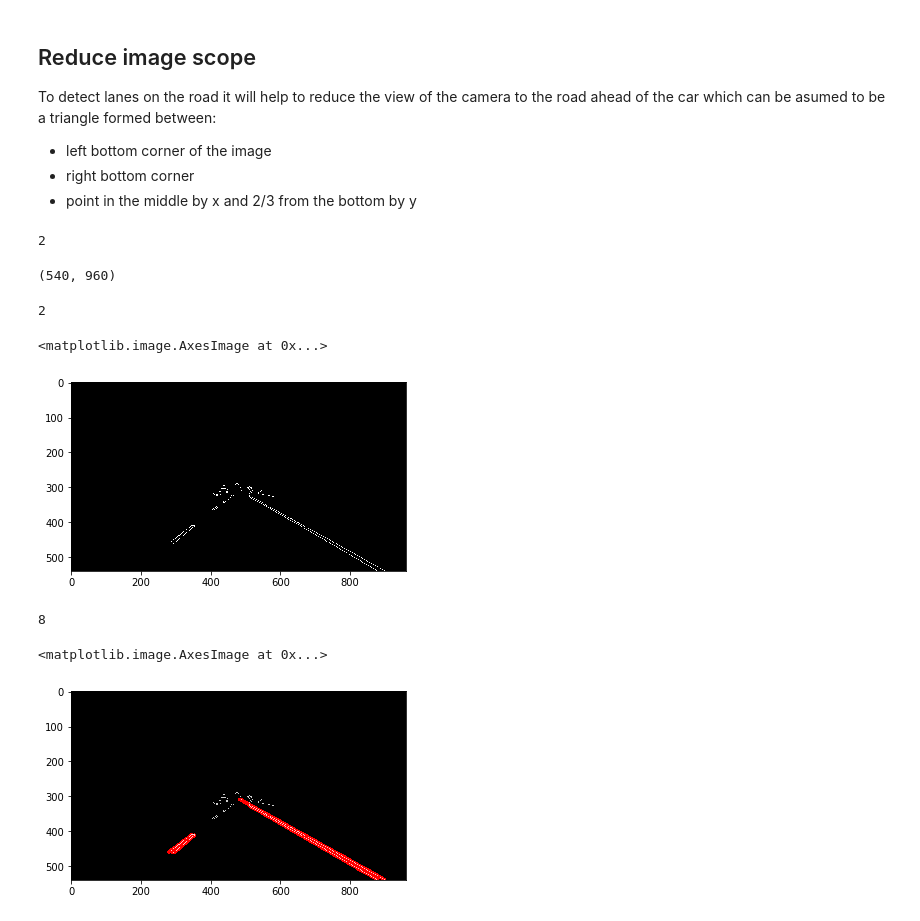
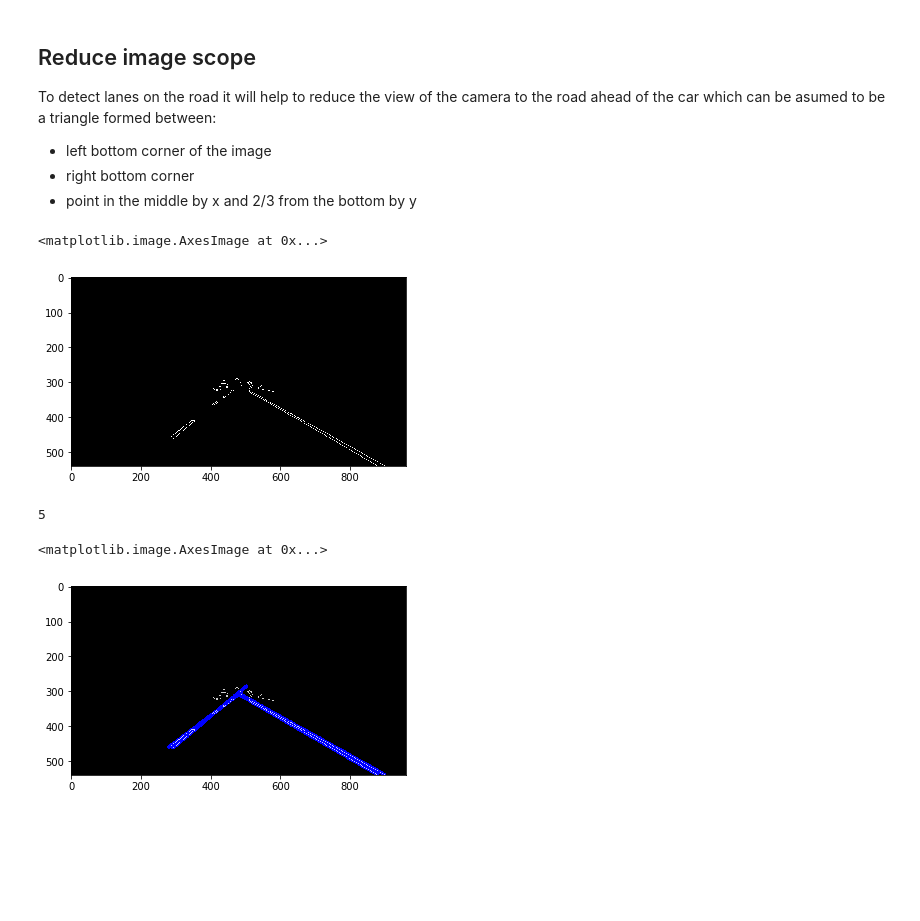
Before and after one commit to byapparov/CarND-LaneLines-P1, a Jupyter notebook: identify_lanes.ipynb, the cells around one changed output. Cells and saved outputs as stored; diff of their text form; code cells hidden in the pictures; blank space fills up the shorter version.

Commit message:
Updated params of HoughLinesP to make sure that broken line is detected

```diff
--- a/identify_lanes.ipynb
+++ b/identify_lanes.ipynb
@@ -66,21 +61,12 @@ to be a triangle formed between:
  - left bottom corner of the image
  - right bottom corner
  - point in the middle by x and 2/3 from the bottom by y
-# %%
-print(len(img_gradient.shape))
-# %% [output]
-2
-# %%
-print(img_gradient.shape)
-# %% [output]
-(540, 960)
 # %%
-def lane_view_pixel(y, x, h, w):
+def lane_view_pixel(y, x, h, w, y_cut):
     ### Evaluates whether pixel is in the area of the image where lines are expected ###
+    # y_cut is level of the top corner of visibility triangle
 
     x_mid = int(w / 2)
-    y_cut = int(1 / 2 * h)
-
 
     if x <= x_mid:
         # y_cut = h + m * x_mid
@@ -100,62 +86,63 @@ def lane_view_pixel(y, x, h, w):
 
 
 def limit_view(image):
+    assert (len(image.shape) == 2), "Only grey scale images are supported"
     img = image.copy()
     height, width = img.shape
     black = 0
 
+    y_cut = int(1 / 2 * height)
+
     for x in range(0, width):
         for y in range(0, height):
-            if not lane_view_pixel(y, x, height, width):
+            if not lane_view_pixel(y, x, height, width, y_cut):
                 img[y, x] = black
 
     return img
 
 
-print(len(img_gradient.shape))
+
 img_limited_view = limit_view(img_gradient)
 
-
 plt.imshow(img_limited_view, cmap='Greys_r')
 # %% [output]
-2
+<matplotlib.image.AxesImage at 0x...>
-<matplotlib.image.AxesImage at 0x...>
 [figure]
 # %%
 # Define the Hough transform parameters
 # Make a blank the same size as our image to draw on
 rho = 1
 theta = np.pi / 180
-threshold = 35
-min_line_length = 50
-max_line_gap = 10
+threshold = 70
+min_line_length = 200
+max_line_gap = 100
 
 line_image = np.copy(img_limited_view) * 0 #creating a blank to draw lines on
 
 # Run Hough on edge detected image
 # OpenCV contains explanation of theory and parameters for HoughLinesP
 # https://opencv-python-tutroals.readthedocs.io/en/latest/py_tutorials/py_imgproc/py_houghlines/py_houghlines.html
 lines = cv2.HoughLinesP(
     img_limited_view, rho, theta, threshold, np.array([]),
                             min_line_length, max_line_gap)
 
 print(len(lines))
 # Iterate over the output "lines" and draw lines on the blank
 for line in lines:
     for x1, y1, x2, y2 in line:
-        cv2.line(line_image, (x1, y1), (x2, y2), (255, 0, 0), 10)
+        cv2.line(line_image, (x1, y1), (x2, y2), 255, 10)
 
 plt.imshow(line_image)
 
 # Create a "color" binary image to combine with line image
 color_edges = np.dstack((img_limited_view, img_limited_view, img_limited_view))
 
 plt.imshow(color_edges)
-line_image = cv2.merge((line_image, np.copy(line_image) * 0, np.copy(line_image) * 0))
+line_image = cv2.merge((np.copy(img_limited_view) * 0, np.copy(img_limited_view) * 0, line_image))
 # Draw the lines on the edge image
 combo = cv2.addWeighted(color_edges, 0.8, line_image, 1, 0)
 plt.imshow(combo)
 # %% [output]
-8
+5
 <matplotlib.image.AxesImage at 0x...>
-[figure, old version]
+[figure, new version]
```
Also changed, not shown: parts of 4 cells of this notebook.
